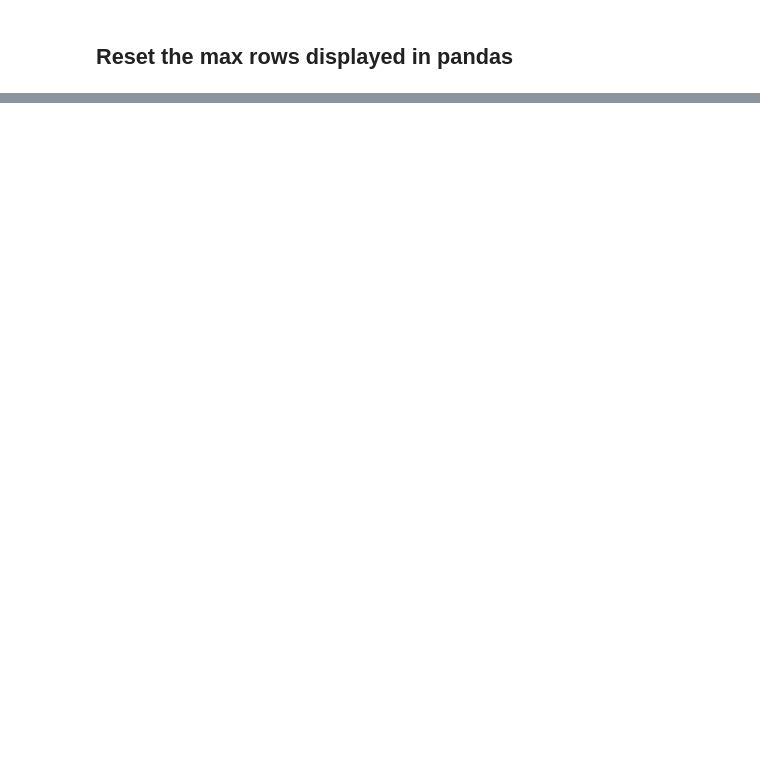
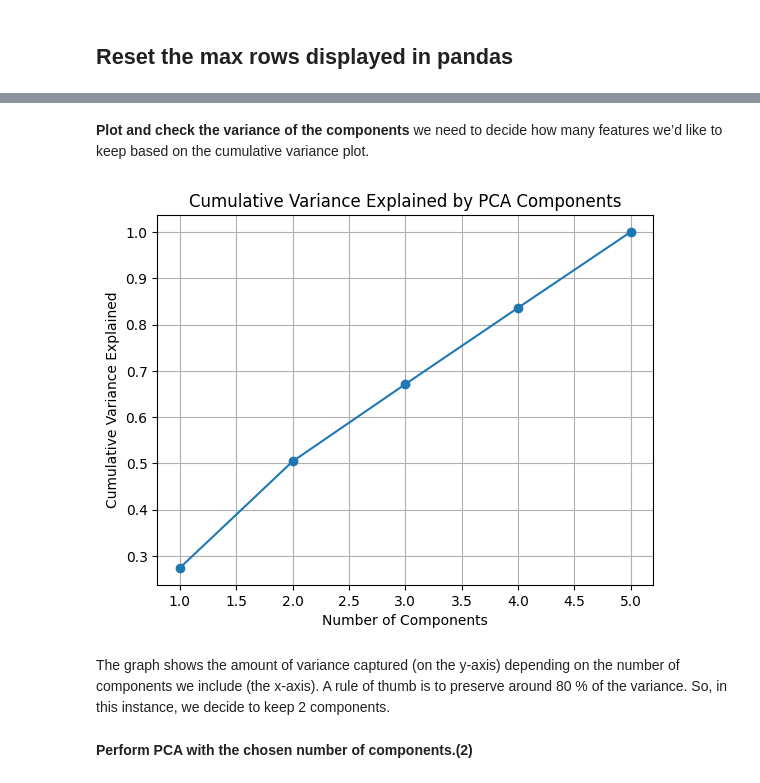
Before and after one commit to divaamahajan/logAnalysis-kafka-spark, a Jupyter notebook: kafkaLogs/parquet_log_analysis.ipynb, the cells around one changed output, grey strips where cells are left out. Saved outputs shown, nothing was run; the diff lists cells and outputs as text; code cells hidden in the pictures; blank space fills up the shorter version.

```diff
--- a/kafkaLogs/parquet_log_analysis.ipynb
+++ b/kafkaLogs/parquet_log_analysis.ipynb
@@ -980,0 +1009,4 @@ pd.set_option('display.max_rows', def_mr)
+# %%
+columns_to_drop = ['year', 'month', 'day', 'hour', 'minute', 'month_num', 'day_of_week', 'date', 'http_version']
+cleaned_df = logs_df.drop(*columns_to_drop)
+cleaned_df.show()
@@ -980,0 +1126,15 @@ pd.set_option('display.max_rows', def_mr)
+# %%
+from pyspark.ml.feature import PCA
+
+# Define the PCA model with the desired number of principal components
+num_principal_components = 5
+pca = PCA(k=num_principal_components, inputCol='scaled_features', outputCol='pca_features')
+
+# Fit the PCA model to the scaled DataFrame
+pca_model = pca.fit(scaled_df)
+
+# Apply the PCA model to the scaled DataFrame
+pca_df = pca_model.transform(scaled_df)
+
+# Show the DataFrame with PCA features
+pca_df.show()
@@ -980,0 +1159,22 @@ pd.set_option('display.max_rows', def_mr)
+# %% [markdown]
+**Plot and check the variance of the components**
+we need to decide how many features we’d like to keep based on the cumulative variance plot.
+# %%
+
+# Calculate the cumulative variance explained by the components
+variance = pca_model.explainedVariance.toArray()
+cumulative_variance = np.cumsum(variance)
+
+# Plot the cumulative variance explained by the components
+plt.plot(range(1, num_principal_components + 1), cumulative_variance, marker='o')
+plt.xlabel('Number of Components')
+plt.ylabel('Cumulative Variance Explained')
+plt.title('Cumulative Variance Explained by PCA Components')
+plt.grid(True)
+plt.show()
+# %% [output]
+[figure, added]
+# %% [markdown]
+The graph shows the amount of variance captured (on the y-axis) depending on the number of components we include (the x-axis). A rule of thumb is to preserve around 80 % of the variance. So, in this instance, we decide to keep 2 components.
+# %% [markdown]
+**Perform PCA with the chosen number of components.(2)**
```
Also changed, not shown: parts of 47 cells of this notebook.
